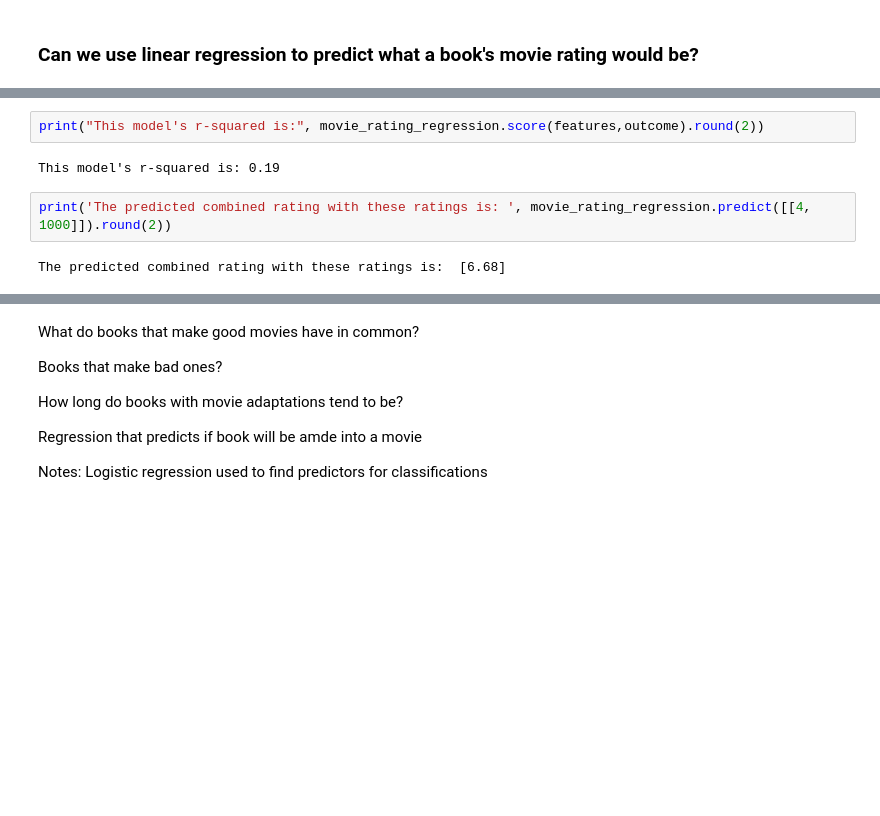
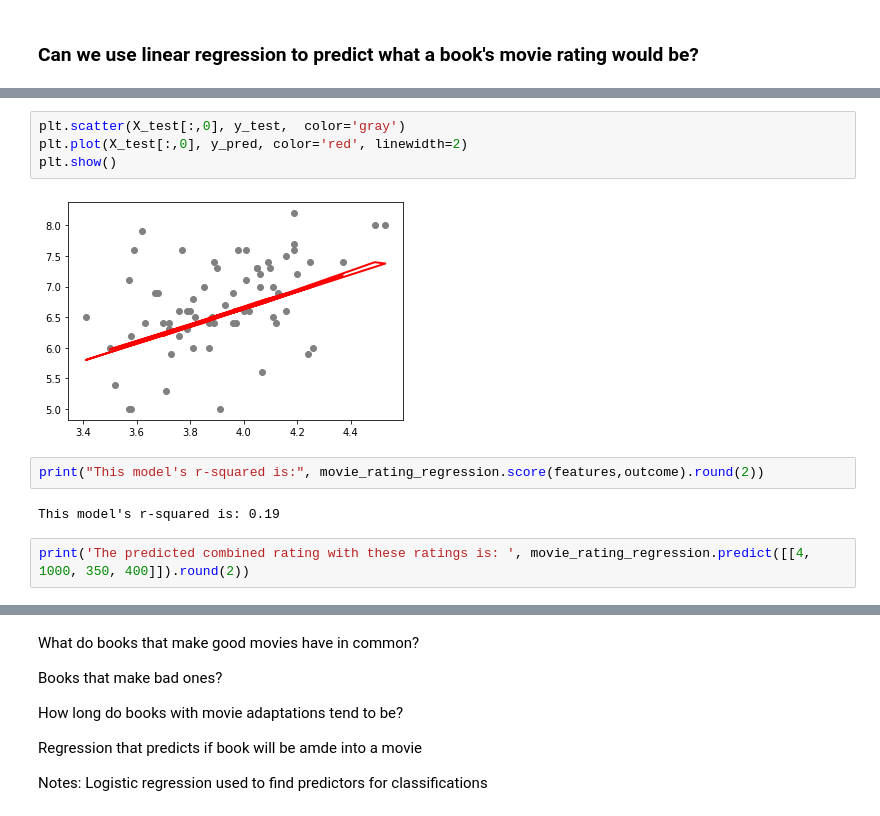
Before and after one commit to noahjett/Movie-Goodreads-Analysis, a Jupyter notebook: Book_Movie_Analysis.ipynb, the cells around one changed output, grey strips where cells are left out. Drawn from its saved outputs; the diff is of its cells as text; blank space fills up the shorter version.

```diff
--- a/Book_Movie_Analysis.ipynb
+++ b/Book_Movie_Analysis.ipynb
@@ -957,11 +990,15 @@ movie_rating_regression = LinearRegression().fit(features, outcome)
+# %%
+plt.scatter(X_test[:,0], y_test,  color='gray')
+plt.plot(X_test[:,0], y_pred, color='red', linewidth=2)
+plt.show()
+# %% [output]
+[figure, added]
 # %%
 print("This model's r-squared is:", movie_rating_regression.score(features,outcome).round(2))
 # %% [output]
 This model's r-squared is: 0.19
 # %%
-print('The predicted combined rating with these ratings is: ', movie_rating_regression.predict([[4, 1000]]).round(2))
+print('The predicted combined rating with these ratings is: ', movie_rating_regression.predict([[4, 1000, 350, 400]]).round(2))
-# %% [output]
-The predicted combined rating with these ratings is:  [6.68]
 # %%
 grab1 = df[(df['book_rating'] > 3.9) & (df['book_rating'] < 4.1) & (df['ratings_count'] > 800) & (df['ratings_count'] < 1200)]
 
```
Also changed, not shown: parts of 25 cells of this notebook.
